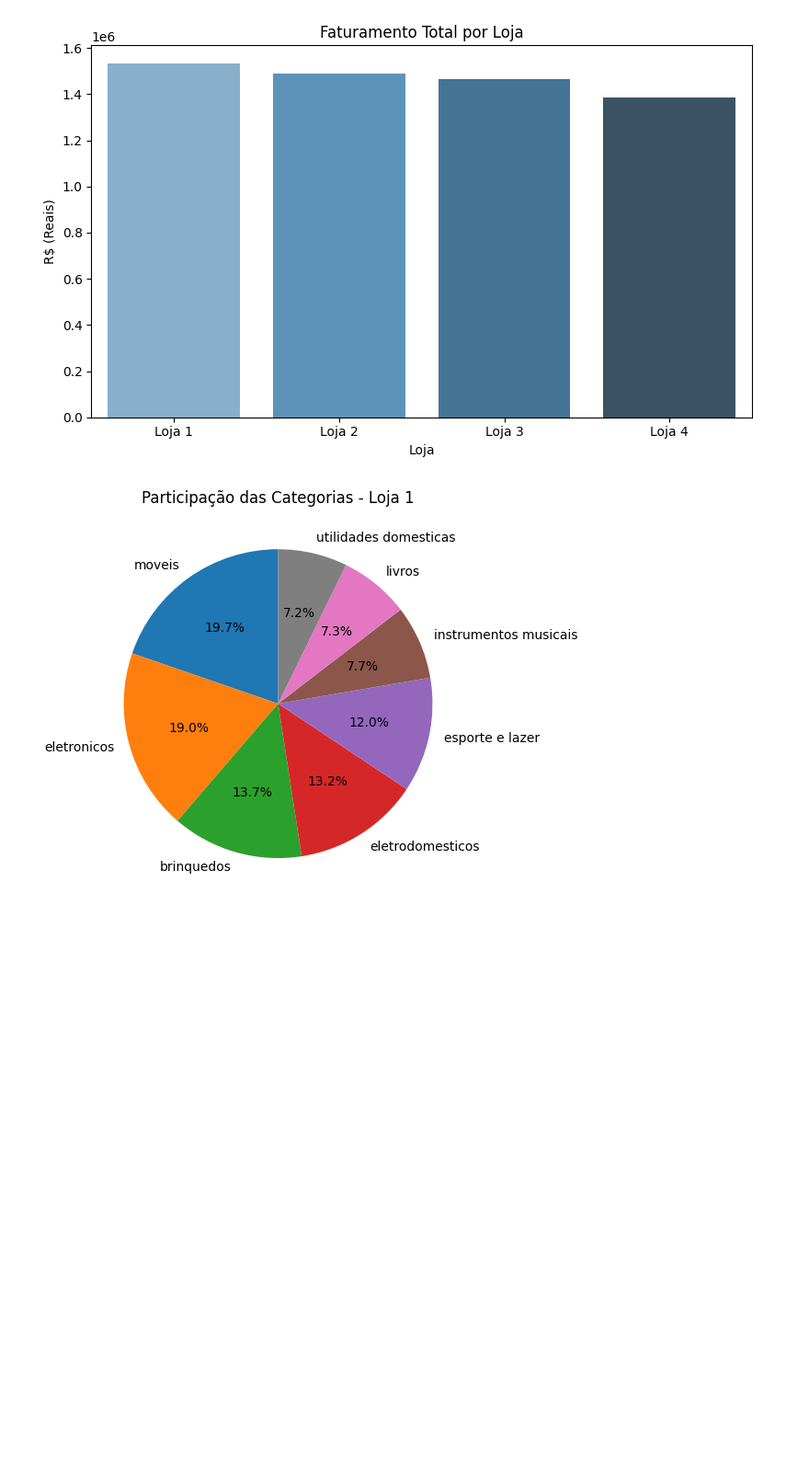
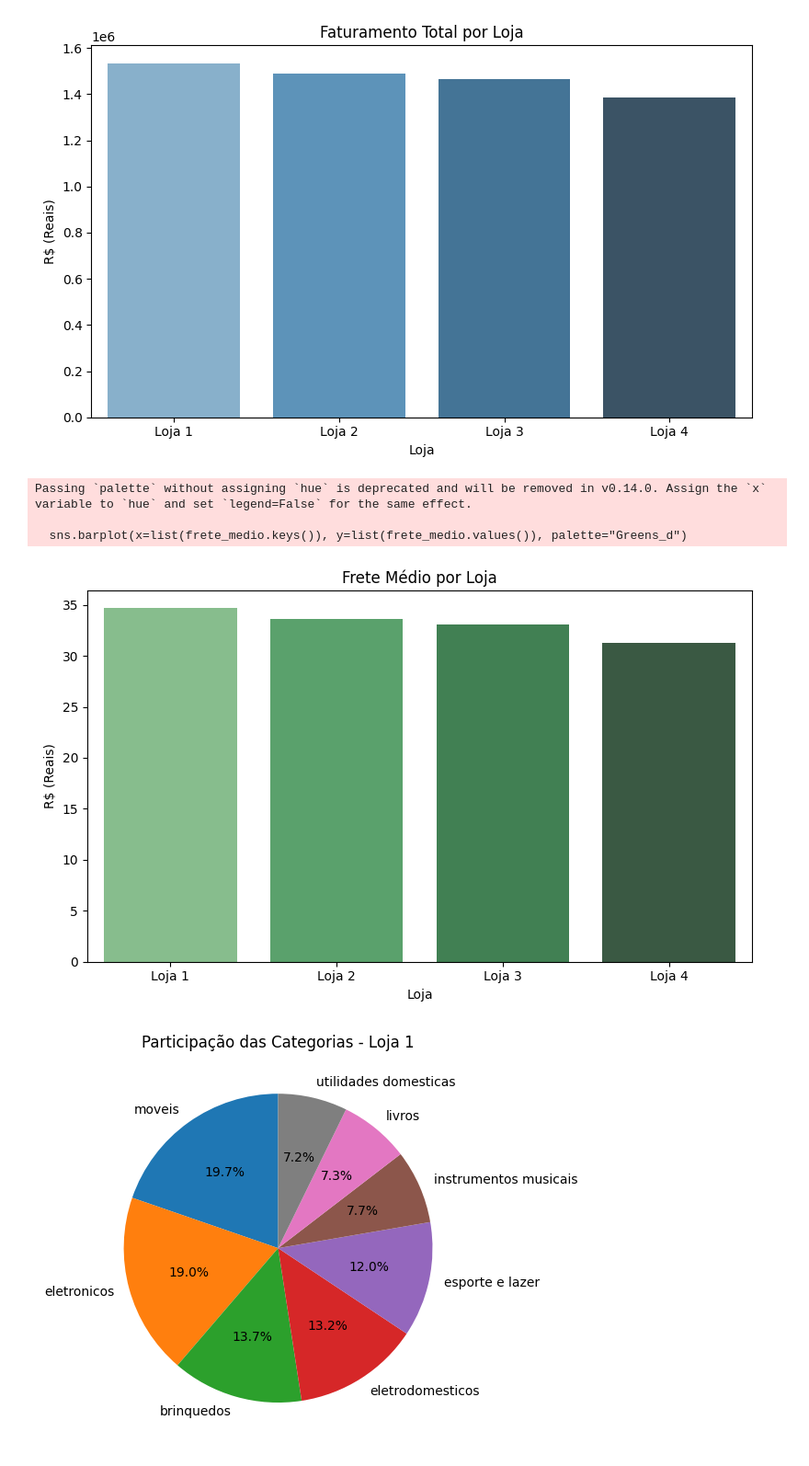
Before and after one commit to mayfluf/alura-ds, a Jupyter notebook: Projeto_ds_alura.ipynb, the cells around one changed output. Shown at 92% size. Saved outputs shown, nothing was run; the diff lists cells and outputs as text; code cells hidden in the pictures; blank space fills up the shorter version.

```diff
--- a/Projeto_ds_alura.ipynb
+++ b/Projeto_ds_alura.ipynb
@@ -181,6 +181,22 @@ Passing `palette` without assigning `hue` is deprecated and will be removed in v
 
   sns.barplot(x=list(faturamento.keys()), y=list(faturamento.values()), palette="Blues_d")
 [figure]
+# %%
+# prompt: crie um grafico de barra com o frete medio de todas as lojas
+
+# 2. Gráfico de Barras - Frete Médio por Loja
+plt.figure(figsize=(8, 5))
+sns.barplot(x=list(frete_medio.keys()), y=list(frete_medio.values()), palette="Greens_d")
+plt.title("Frete Médio por Loja")
+plt.ylabel("R$ (Reais)")
+plt.xlabel("Loja")
+plt.tight_layout()
+plt.show()
+# %% [output]
+Passing `palette` without assigning `hue` is deprecated and will be removed in v0.14.0. Assign the `x` variable to `hue` and set `legend=False` for the same effect.
+
+  sns.barplot(x=list(frete_medio.keys()), y=list(frete_medio.values()), palette="Greens_d")
+[figure, added]
 # %%
 
 # 2. Gráfico de Pizza - Categoria mais vendida (exemplo com Loja 1)
```
